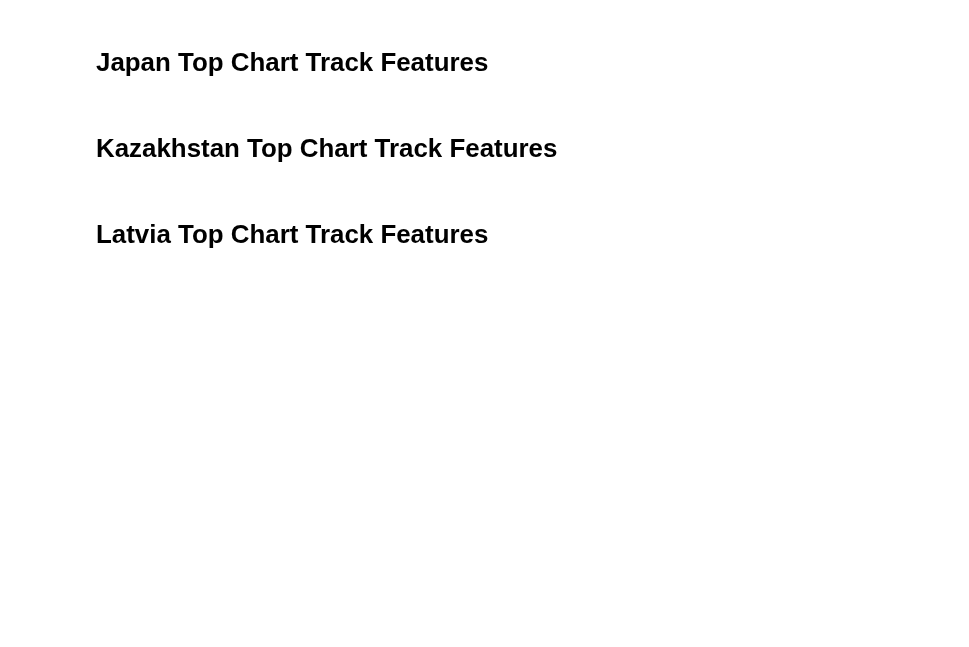
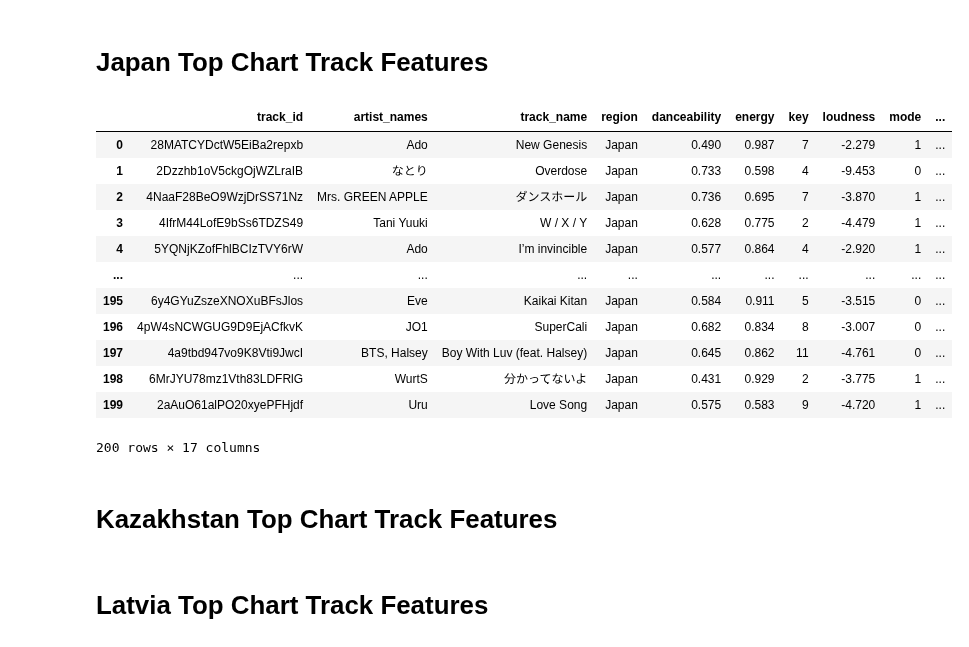
Before and after one commit to Flores-Kevin/rage-against-machine-learning, a Jupyter notebook: testing.ipynb, the cells around one changed output. Cells and saved outputs as stored; diff of their text form; code cells hidden in the pictures; blank space fills up the shorter version.

```diff
--- a/testing.ipynb
+++ b/testing.ipynb
@@ -3019,5 +3184,85 @@ israel_df
 # %% [markdown]
 # Japan Top Chart Track Features
+# %%
+#empty lists to store song data
+japan_danceability = []
+japan_energy = []
+japan_key = []
+japan_loudness = []
+japan_mode = []
+japan_speechiness = []
+japan_acousticness = []
+japan_instrumentalness = []
+japan_liveness = []
+japan_valence = []
+japan_tempo = []
+japan_id_num = []
+japan_duration_mins = []
+japan_time_signature = []
+
+for i in d['japan']["track_id"]:
+    japan_response = requests.get(base_url + 'audio-features/' + i, headers=headers).json()
+
+    #fill in track info for each audio feature / empty list
+    japan_danceability.append(japan_response["danceability"])
+    japan_energy.append(japan_response["energy"])
+    japan_key.append(japan_response["key"])
+    japan_loudness.append(japan_response["loudness"])
+    japan_mode.append(japan_response["mode"])
+    japan_speechiness.append(japan_response["speechiness"])
+    japan_acousticness.append(japan_response["acousticness"])
+    japan_instrumentalness.append(japan_response["instrumentalness"])
+    japan_liveness.append(japan_response["liveness"])
+    japan_valence.append(japan_response["valence"])
+    japan_tempo.append(japan_response["tempo"])
+    japan_id_num.append(japan_response["id"])
+    #duration recorded in api in milliseconds, converting to minutes here
+    japan_duration_mins.append(round((japan_response["duration_ms"] / 60000),2))
+    japan_time_signature.append(japan_response["time_signature"])
+
+    # time.sleep(1)
+
+japan_dict = {}
+#create a dictionary to hold data gathered from the api
+japan_dict = {
+    "track_id": japan_id_num,
+    "danceability": japan_danceability,
+    "energy": japan_energy,
+    "key": japan_key,
+    "loudness": japan_loudness,
+    "mode": japan_mode,
+    "speechiness": japan_speechiness,
+    "acousticness": japan_acousticness,
+    "instrumentalness": japan_instrumentalness,
+    "liveness": japan_liveness,
+    "valence": japan_valence,
+    "tempo": japan_tempo,
+    "duration_mins": japan_duration_mins,
+    "time_signature": japan_time_signature
+}
+
+#convert dictionary to a dataframe
+japan_info_df = pd.DataFrame(japan_dict)
+japan_info_df.head()
+
+
+japan_tracks = d['japan']
+japan_df = japan_tracks.merge(japan_info_df, how="inner")
+japan_df
+# %% [output]
+|  | track_id | artist_names | track_name | region | danceability | energy | key | loudness | mode | ... |
+| 0 | 28MATCYDctW5EiBa2repxb | Ado | New Genesis | Japan | 0.490 | 0.987 | 7 | -2.279 | 1 | ... |
+| 1 | 2Dzzhb1oV5ckgOjWZLraIB | なとり | Overdose | Japan | 0.733 | 0.598 | 4 | -9.453 | 0 | ... |
+| 2 | 4NaaF28BeO9WzjDrSS71Nz | Mrs. GREEN APPLE | ダンスホール | Japan | 0.736 | 0.695 | 7 | -3.870 | 1 | ... |
+| 3 | 4IfrM44LofE9bSs6TDZS49 | Tani Yuuki | W / X / Y | Japan | 0.628 | 0.775 | 2 | -4.479 | 1 | ... |
+| 4 | 5YQNjKZofFhlBCIzTVY6rW | Ado | I’m invincible | Japan | 0.577 | 0.864 | 4 | -2.920 | 1 | ... |
+| ... | ... | ... | ... | ... | ... | ... | ... | ... | ... | ... |
+| 195 | 6y4GYuZszeXNOXuBFsJlos | Eve | Kaikai Kitan | Japan | 0.584 | 0.911 | 5 | -3.515 | 0 | ... |
+| 196 | 4pW4sNCWGUG9D9EjACfkvK | JO1 | SuperCali | Japan | 0.682 | 0.834 | 8 | -3.007 | 0 | ... |
+| 197 | 4a9tbd947vo9K8Vti9JwcI | BTS, Halsey | Boy With Luv (feat. Halsey) | Japan | 0.645 | 0.862 | 11 | -4.761 | 0 | ... |
+| 198 | 6MrJYU78mz1Vth83LDFRlG | WurtS | 分かってないよ | Japan | 0.431 | 0.929 | 2 | -3.775 | 1 | ... |
+| 199 | 2aAuO61alPO20xyePFHjdf | Uru | Love Song | Japan | 0.575 | 0.583 | 9 | -4.720 | 1 | ... |
+200 rows × 17 columns
 # %% [markdown]
 # Kazakhstan Top Chart Track Features
 # %% [markdown]
```
Also changed, not shown: parts of 8 cells of this notebook.
